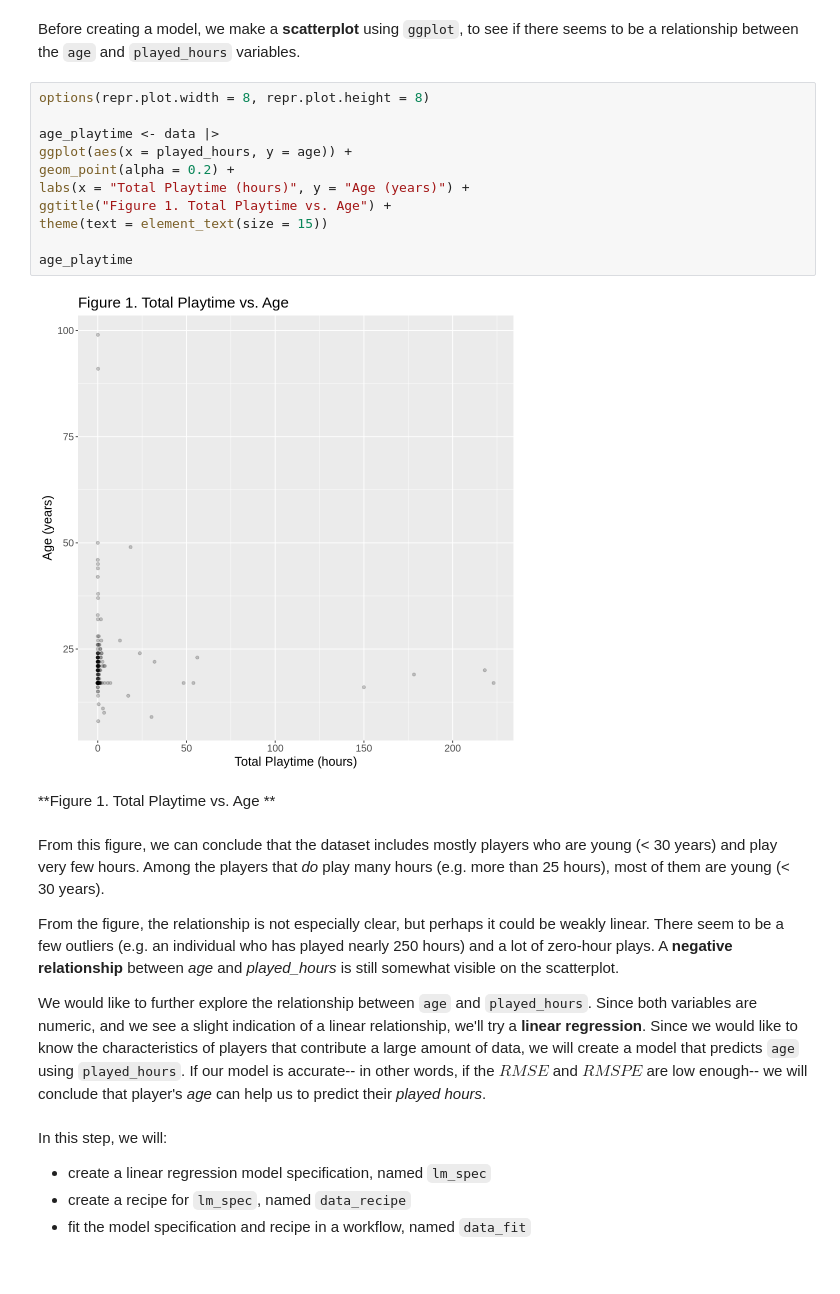
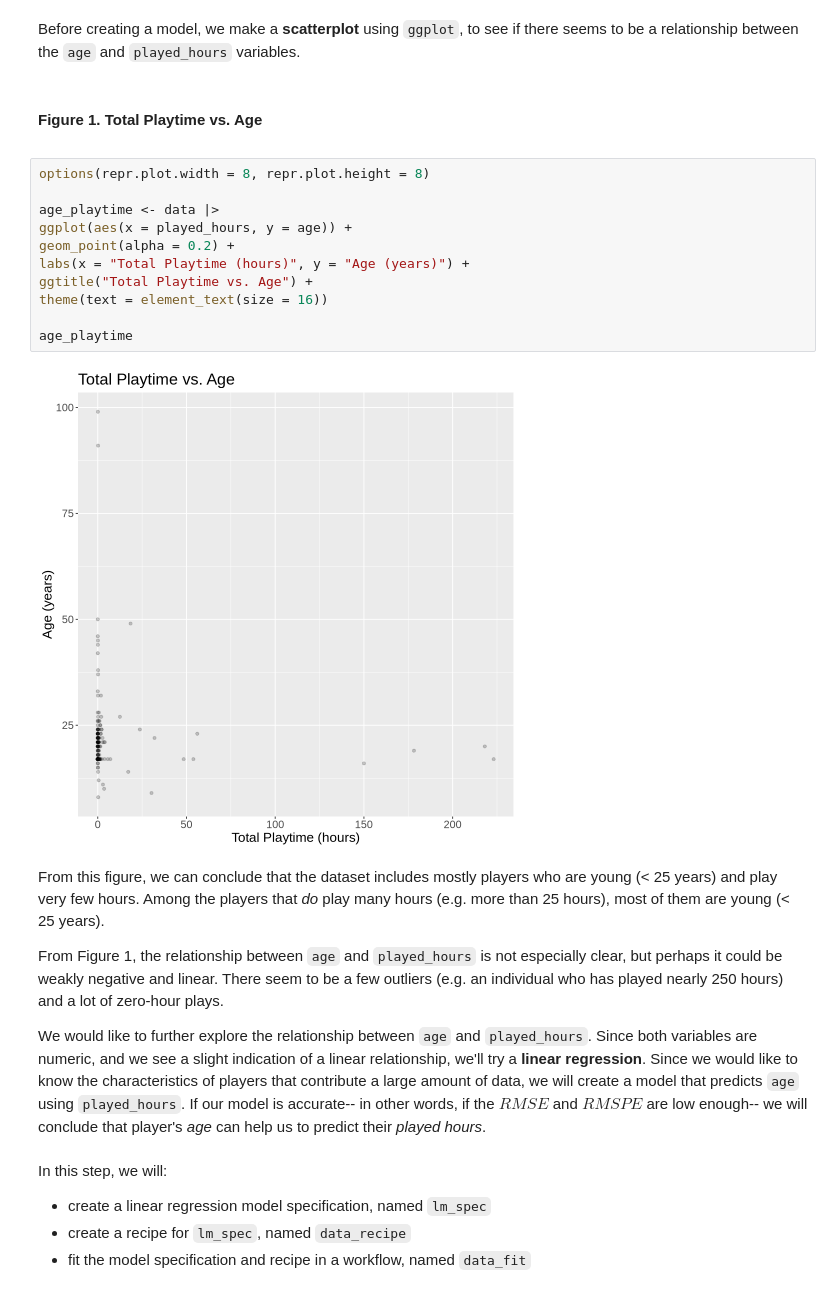
Before and after one commit to Kavisha1141/dsci100_final_project, a Jupyter notebook: project_final_report.ipynb, the cells around one changed output. Saved outputs shown, nothing was run; the diff lists cells and outputs as text.

```diff
--- a/project_final_report.ipynb
+++ b/project_final_report.ipynb
@@ -144,25 +144,25 @@ data_training <- training(data_split)
 data_testing <- testing(data_split)
 # %% [markdown]
 Before creating a model, we make a **scatterplot** using `ggplot`, to see if there seems to be a relationship between the `age` and `played_hours` variables.
+# %% [markdown]
+**<h4>Figure 1. Total Playtime vs. Age**
 # %%
 options(repr.plot.width = 8, repr.plot.height = 8)
 
 age_playtime <- data |>
 ggplot(aes(x = played_hours, y = age)) +
 geom_point(alpha = 0.2) +
 labs(x = "Total Playtime (hours)", y = "Age (years)") +
-ggtitle("Figure 1. Total Playtime vs. Age") +
-theme(text = element_text(size = 15))
+ggtitle("Total Playtime vs. Age") +
+theme(text = element_text(size = 16))
 
 age_playtime
 # %% [output]
-[figure, old version]
+[figure, new version]
-# %% [markdown]
-**Figure 1. Total Playtime vs. Age **
 # %% [markdown]
-From this figure, we can conclude that the dataset includes mostly players who are young (< 30 years) and play very few hours. Among the players that *do* play many hours (e.g. more than 25 hours), most of them are young (< 30 years).
+From this figure, we can conclude that the dataset includes mostly players who are young (< 25 years) and play very few hours. Among the players that *do* play many hours (e.g. more than 25 hours), most of them are young (< 25 years).
 
-From the figure, the relationship is not especially clear, but perhaps it could be weakly linear. There seem to be a few outliers (e.g. an individual who has played nearly 250 hours) and a lot of zero-hour plays. A **negative relationship** between *age* and *played_hours* is still somewhat visible on the scatterplot.
+From Figure 1, the relationship between `age` and `played_hours` is not especially clear, but perhaps it could be weakly negative and linear. There seem to be a few outliers (e.g. an individual who has played nearly 250 hours) and a lot of zero-hour plays.
 
 We would like to further explore the relationship between `age` and `played_hours`. Since both variables are numeric, and we see a slight indication of a linear relationship, we'll try a **linear regression**. Since we would like to know the characteristics of players that contribute a large amount of data, we will create a model that predicts `age` using `played_hours`. If our model is accurate-- in other words, if the $RMSE$ and $RMSPE$ are low enough-- we will conclude that player's *age* can help us to predict their *played hours*.
 # %% [markdown]
```
Also changed, not shown: parts of 17 cells of this notebook.
